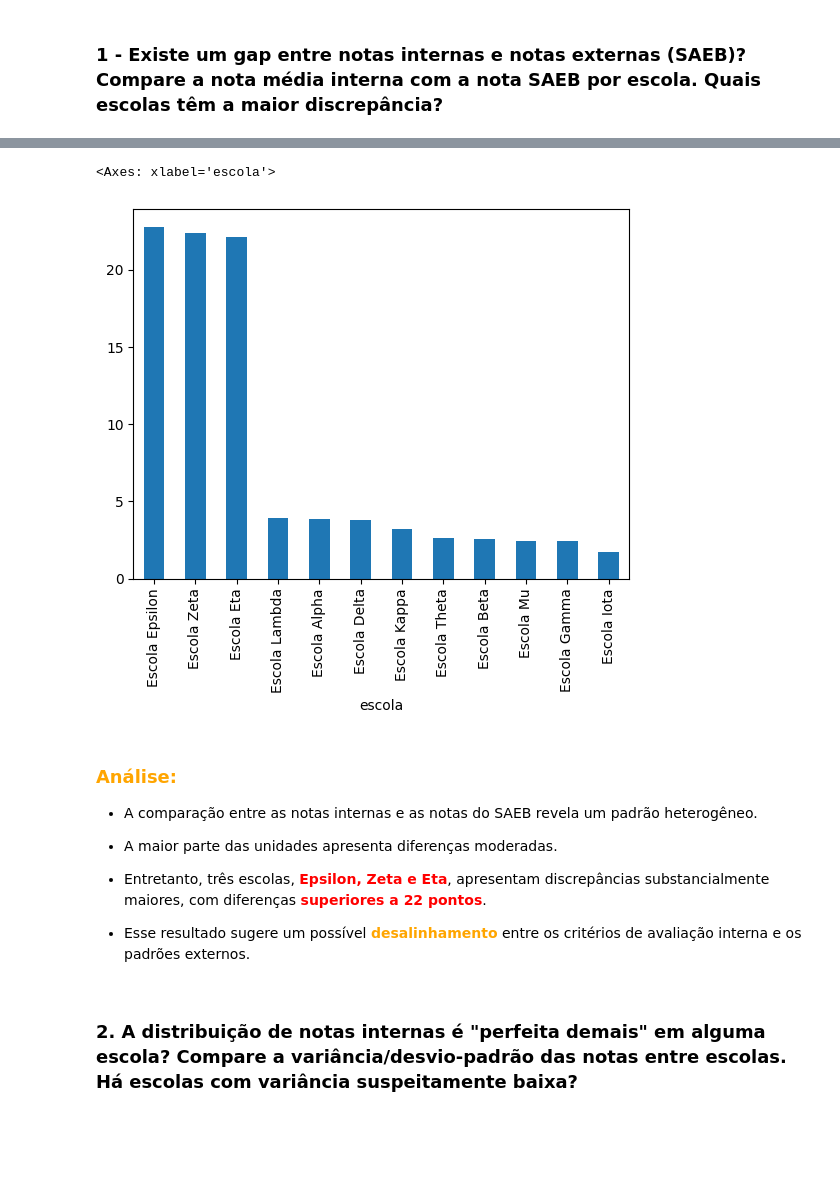
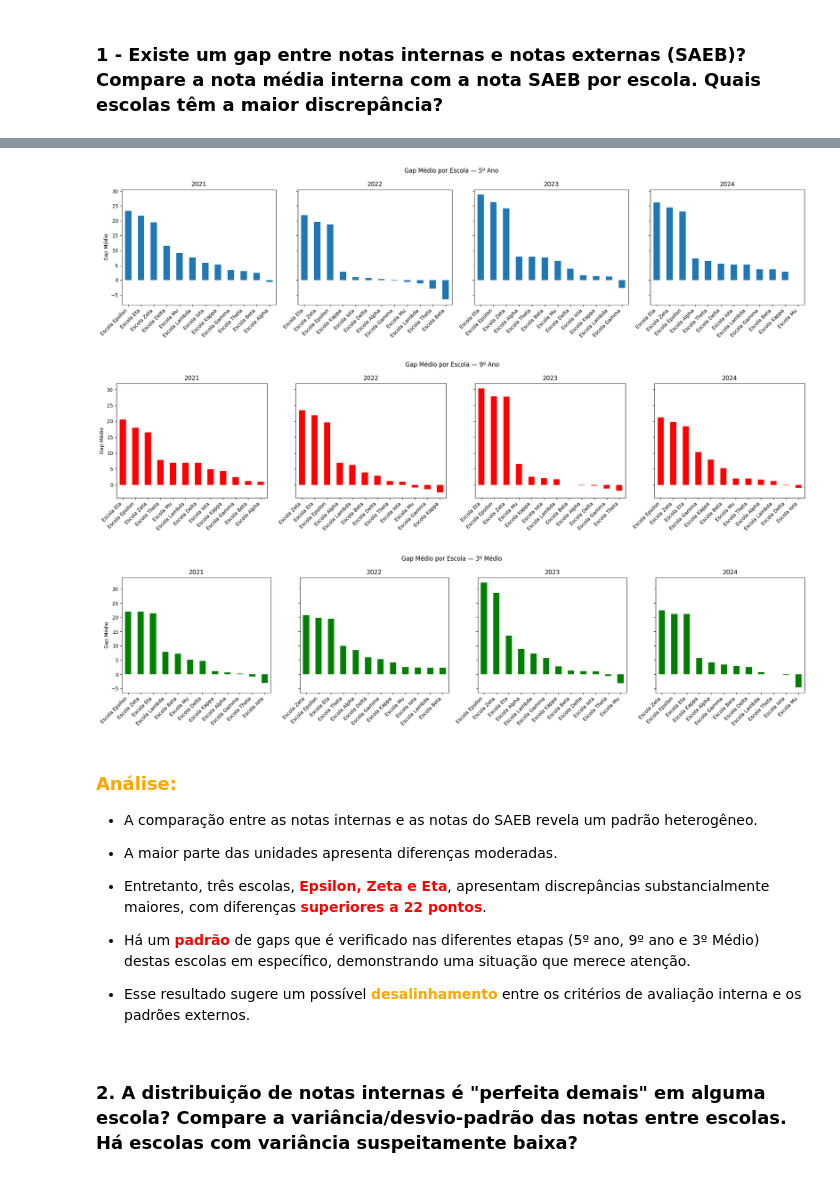
Before and after one commit to jose-alves-fn/operacao-nota-inflada-CDT13, a Jupyter notebook: notebooks/Projeto 04 - Operação Nota Inflada.IPYNB, the cells around one changed output, grey strips where cells are left out. Cells and saved outputs as stored; diff of their text form; code cells hidden in the pictures; blank space fills up the shorter version.

```diff
--- a/notebooks/Projeto 04 - Operação Nota Inflada.IPYNB
+++ b/notebooks/Projeto 04 - Operação Nota Inflada.IPYNB
@@ -156,7 +157,7 @@ dados_historico_ava.head()
 | 3 | 2021 | Escola Beta | 5º Ano | 40.2 | 35.9 | 42.0 | ... |
 | 4 | 2021 | Escola Beta | 9º Ano | 64.4 | 43.1 | 66.8 | ... |
 # %%
-# Utilizando e CONFIANDO nos dados somente do dataframe dados_historico_ava (as notas diferem quando calculadas de outro dataframe)
+# Criando um dataset
 df_gap = dados_historico_ava.copy()
 
 df_gap["gap_matematica"] = (
@@ -174,12 +175,13 @@ df_gap["gap_medio"] = (
     df_gap["gap_portugues"]
 ) / 2
 
-gap_por_escola = (
+gap_por_escola_serie = (
     df_gap
-    .groupby("escola")[["gap_matematica", "gap_portugues", "gap_medio"]]
+    .groupby(["ano", "escola", "serie_avaliada"])[["gap_matematica", "gap_portugues", "gap_medio"]]
     .mean()
     .sort_values("gap_medio", ascending=False)
+    .reset_index()
 )
 
-gap_por_escola
+gap_por_escola_serie
 # %% [output]
@@ -204,9 +225,67 @@ gap_por_escola
 # %%
-# Visualizando
-gap_por_escola["gap_medio"].plot(kind="bar")
+# Gap por escola para oferta do 5º ano
+import matplotlib.pyplot as plt
+anos = sorted(gap_por_escola_serie["ano"].unique())
+serie_filtro = "5º Ano"
+
+df_5ano = gap_por_escola_serie[gap_por_escola_serie["serie_avaliada"] == serie_filtro]
+
+fig, axes = plt.subplots(1, len(anos), figsize=(20, 5), sharey=True)
+
+for ax, ano in zip(axes, anos):
+    df_ano = df_5ano[df_5ano["ano"] == ano].set_index("escola")["gap_medio"]
+    df_ano.plot(kind="bar", ax=ax, title=str(ano))
+    ax.set_xlabel("")
+    ax.set_xticklabels(ax.get_xticklabels(), rotation=45, ha="right")
+
+axes[0].set_ylabel("Gap Médio")
+plt.suptitle(f"Gap Médio por Escola — {serie_filtro}")
+plt.tight_layout()
+plt.show()
 # %% [output]
-<Axes: xlabel='escola'>
-[figure, old version]
+[figure, new version]
+# %%
+# Gap por escola para oferta do 9º ano
+anos = sorted(gap_por_escola_serie["ano"].unique())
+serie_filtro = "9º Ano"
+
+df_9ano = gap_por_escola_serie[gap_por_escola_serie["serie_avaliada"] == serie_filtro]
+
+fig, axes = plt.subplots(1, len(anos), figsize=(20, 5), sharey=True)
+
+for ax, ano in zip(axes, anos):
+    df_ano = df_9ano[df_9ano["ano"] == ano].set_index("escola")["gap_medio"]
+    df_ano.plot(kind="bar", ax=ax, title=str(ano), color="red")
+    ax.set_xlabel("")
+    ax.set_xticklabels(ax.get_xticklabels(), rotation=45, ha="right")
+
+axes[0].set_ylabel("Gap Médio")
+plt.suptitle(f"Gap Médio por Escola — {serie_filtro}")
+plt.tight_layout()
+plt.show()
+# %% [output]
+[figure, added]
+# %%
+# Gap por escola para oferta do 3º Médio
+anos = sorted(gap_por_escola_serie["ano"].unique())
+serie_filtro = "3º Médio"
+
+df_3medio = gap_por_escola_serie[gap_por_escola_serie["serie_avaliada"] == serie_filtro]
+
+fig, axes = plt.subplots(1, len(anos), figsize=(20, 5), sharey=True)
+
+for ax, ano in zip(axes, anos):
+    df_ano = df_3medio[df_3medio["ano"] == ano].set_index("escola")["gap_medio"]
+    df_ano.plot(kind="bar", ax=ax, title=str(ano), color="green")
+    ax.set_xlabel("")
+    ax.set_xticklabels(ax.get_xticklabels(), rotation=45, ha="right")
+
+axes[0].set_ylabel("Gap Médio")
+plt.suptitle(f"Gap Médio por Escola — {serie_filtro}")
+plt.tight_layout()
+plt.show()
+# %% [output]
+[figure, added]
 # %% [markdown]
 ### <span style="color:orange">**Análise:**</span>
 
@@ -215,6 +294,8 @@ gap_por_escola["gap_medio"].plot(kind="bar")
 
 - Entretanto, três escolas, <span style="color:red">**Epsilon, Zeta e Eta**</span>, apresentam discrepâncias substancialmente maiores, com diferenças <span style="color:red">**superiores a 22 pontos**</span>.
 
+- Há um <span style="color:red">**padrão**</span> de gaps que é verificado nas diferentes etapas (5º ano, 9º ano e 3º Médio) destas escolas em específico, demonstrando uma situação que merece atenção.
+
 - Esse resultado sugere um possível <span style="color:orange">**desalinhamento**</span> entre os critérios de avaliação interna e os padrões externos.
 # %% [markdown]
 ### 2. **A distribuição de notas internas é "perfeita demais" em alguma escola?** Compare a variância/desvio-padrão das notas entre escolas. Há escolas com variância suspeitamente baixa?
```
Also changed, not shown: parts of 3 cells of this notebook.
